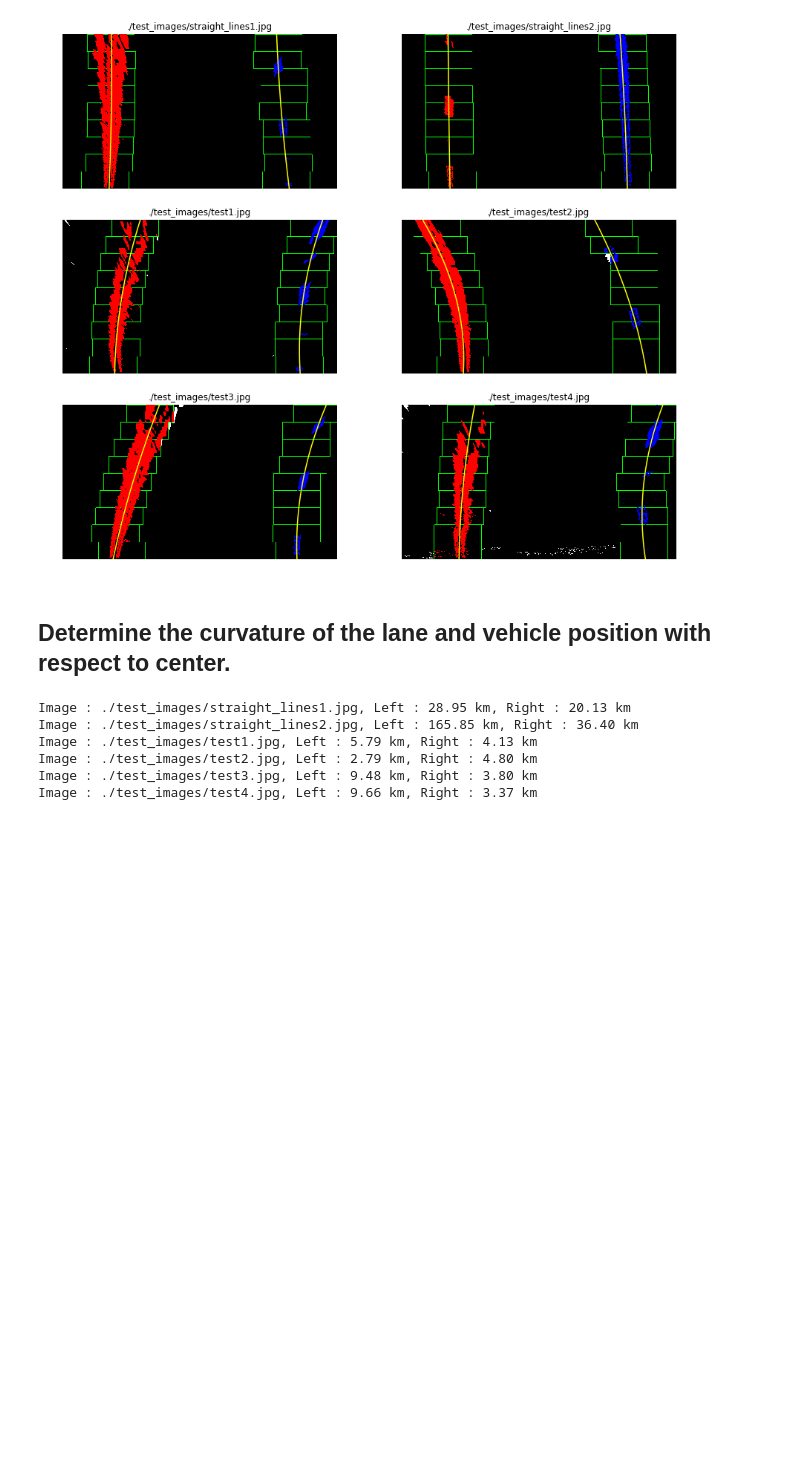
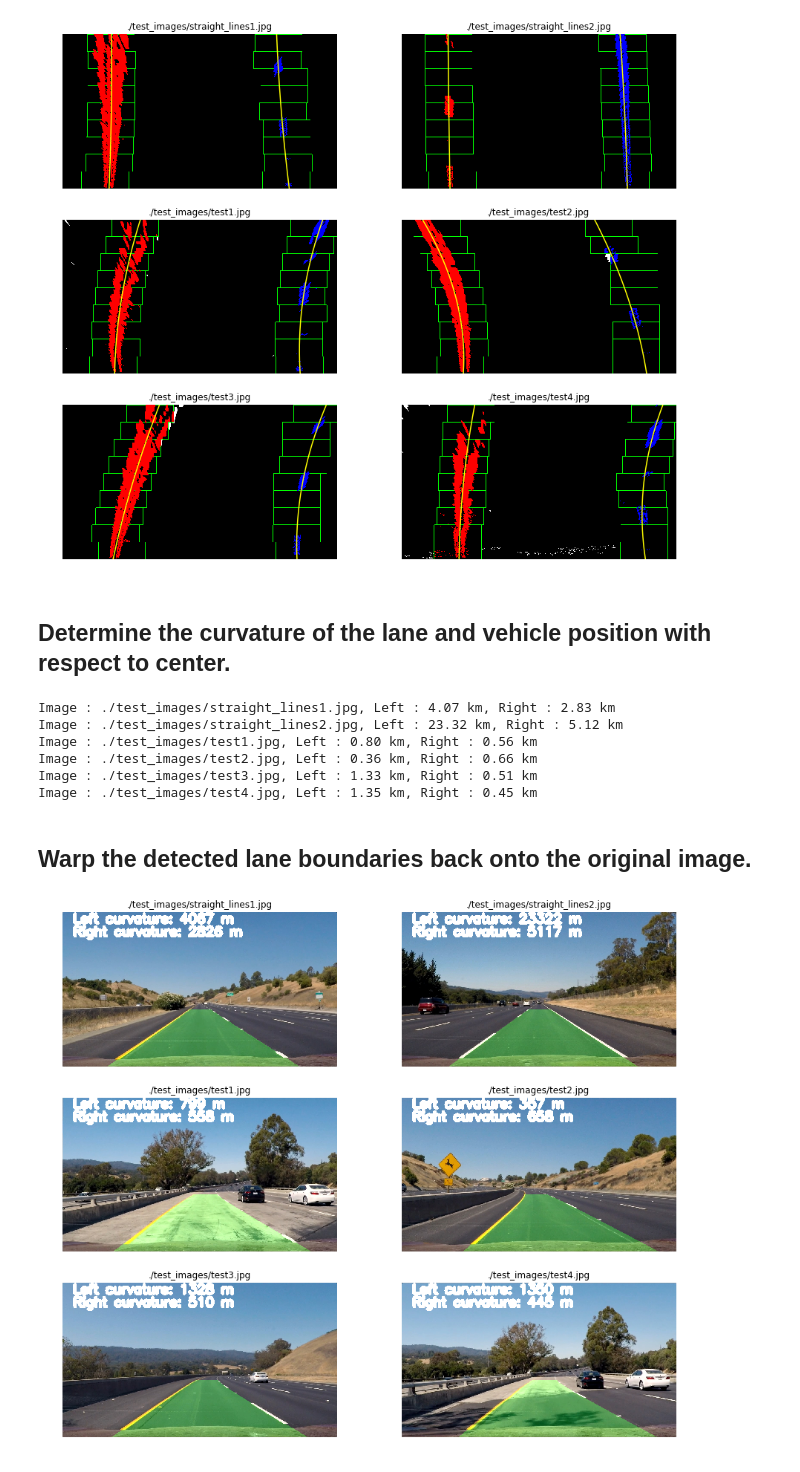
Before and after one commit to darienmt/CarND-Advanced-Lane-Lines-P4, a Jupyter notebook: Advance Lane Lines.ipynb, the cells around one changed output. Cells and saved outputs as stored; diff of their text form; code cells hidden in the pictures; blank space fills up the shorter version.

Commit message:
Mapping the lines into the images

```diff
--- a/Advance Lane Lines.ipynb
+++ b/Advance Lane Lines.ipynb
@@ -181,7 +181,11 @@ resultPerspective = applyAndShow(testImages, combineAndTransform, cmap='gray')
 # %% [markdown]
 ## Detect lane pixels and fit to find the lane boundary.
 # %%
-def findLines(image, nwindows=9, margin=110, minpix=50, ym_per_pix=30./270, xm_per_pix=3.7/700):
+# Define conversions in x and y from pixels space to meters
+ym_per_pix = 30/720 # meters per pixel in y dimension
+xm_per_pix = 3.7/700 # meters per pixel in x dimension
+
+def findLines(image, nwindows=9, margin=110, minpix=50):
     """
     Find the polynomial representation of the lines in the `image` using:
     - `nwindows` as the number of windows.
@@ -304,12 +308,12 @@ imagesPoly = showLaneOnImages(testImages)
 # %% [markdown]
 ## Determine the curvature of the lane and vehicle position with respect to center.
 # %%
-def calculateCurvature(yRange, fit):
+def calculateCurvature(yRange, left_fit_cr):
     """
     Returns the curvature of the polynomial `fit` on the y range `yRange`.
     """
 
-    return ((1 + (2*fit[0]*yRange + fit[1])**2)**1.5) / np.absolute(2*fit[0])
+    return ((1 + (2*left_fit_cr[0]*yRange*ym_per_pix + left_fit_cr[1])**2)**1.5) / np.absolute(2*left_fit_cr[0])
 
 for imagePoly in imagesPoly:
     imagePath, left_fit, right_fit, left_fit_m, right_fit_m = imagePoly
@@ -318,9 +322,53 @@ for imagePoly in imagesPoly:
     rightCurvature = calculateCurvature(yRange, right_fit_m) / 1000
     print('Image : {}, Left : {:.2f} km, Right : {:.2f} km'.format(imagePath, leftCurvature, rightCurvature))
 # %% [output]
-Image : ./test_images/straight_lines1.jpg, Left : 28.95 km, Right : 20.13 km
-Image : ./test_images/straight_lines2.jpg, Left : 165.85 km, Right : 36.40 km
-Image : ./test_images/test1.jpg, Left : 5.79 km, Right : 4.13 km
-Image : ./test_images/test2.jpg, Left : 2.79 km, Right : 4.80 km
-Image : ./test_images/test3.jpg, Left : 9.48 km, Right : 3.80 km
-Image : ./test_images/test4.jpg, Left : 9.66 km, Right : 3.37 km
+Image : ./test_images/straight_lines1.jpg, Left : 4.07 km, Right : 2.83 km
+Image : ./test_images/straight_lines2.jpg, Left : 23.32 km, Right : 5.12 km
+Image : ./test_images/test1.jpg, Left : 0.80 km, Right : 0.56 km
+Image : ./test_images/test2.jpg, Left : 0.36 km, Right : 0.66 km
+Image : ./test_images/test3.jpg, Left : 1.33 km, Right : 0.51 km
+Image : ./test_images/test4.jpg, Left : 1.35 km, Right : 0.45 km
+# %% [markdown]
+## Warp the detected lane boundaries back onto the original image.
+# %%
+def drawLine(img, left_fit, right_fit):
+    """
+    Draw the lane lines on the image `img` using the poly `left_fit` and `right_fit`.
+    """
+    yMax = img.shape[0]
+    ploty = np.linspace(0, yMax - 1, yMax)
+    color_warp = np.zeros_like(img).astype(np.uint8)
+
+    # Calculate points.
+    left_fitx = left_fit[0]*ploty**2 + left_fit[1]*ploty + left_fit[2]
+    right_fitx = right_fit[0]*ploty**2 + right_fit[1]*ploty + right_fit[2]
+
+    # Recast the x and y points into usable format for cv2.fillPoly()
+    pts_left = np.array([np.transpose(np.vstack([left_fitx, ploty]))])
+    pts_right = np.array([np.flipud(np.transpose(np.vstack([right_fitx, ploty])))])
+    pts = np.hstack((pts_left, pts_right))
+
+    # Draw the lane onto the warped blank image
+    cv2.fillPoly(color_warp, np.int_([pts]), (0,255, 0))
+
+    # Warp the blank back to original image space using inverse perspective matrix (Minv)
+    newwarp = cv2.warpPerspective(color_warp, Minv, (img.shape[1], img.shape[0]))
+    return cv2.addWeighted(img, 1, newwarp, 0.3, 0)
+
+def pipeline(img):
+    """
+    Find and draw the lane lines on the image `img`.
+    """
+    left_fit, right_fit, left_fit_m, right_fit_m, _, _, _, _, _ = findLines(img)
+    output = drawLine(img, left_fit, right_fit)
+    leftCurvature = calculateCurvature(yRange, left_fit_m)
+    rightCurvature = calculateCurvature(yRange, right_fit_m)
+    font = cv2.FONT_HERSHEY_SIMPLEX
+    fontColor = (255, 255, 255)
+    cv2.putText(output, 'Left curvature: {:.0f} m'.format(leftCurvature), (50, 50), font, 2, fontColor, cv2.LINE_AA)
+    cv2.putText(output, 'Right curvature: {:.0f} m'.format(rightCurvature), (50, 110), font, 2, fontColor, cv2.LINE_AA)
+    return cv2.cvtColor( output, cv2.COLOR_BGR2RGB )
+
+resultLines = applyAndShow(testImages, pipeline)
+# %% [output]
+[figure, added]
```
